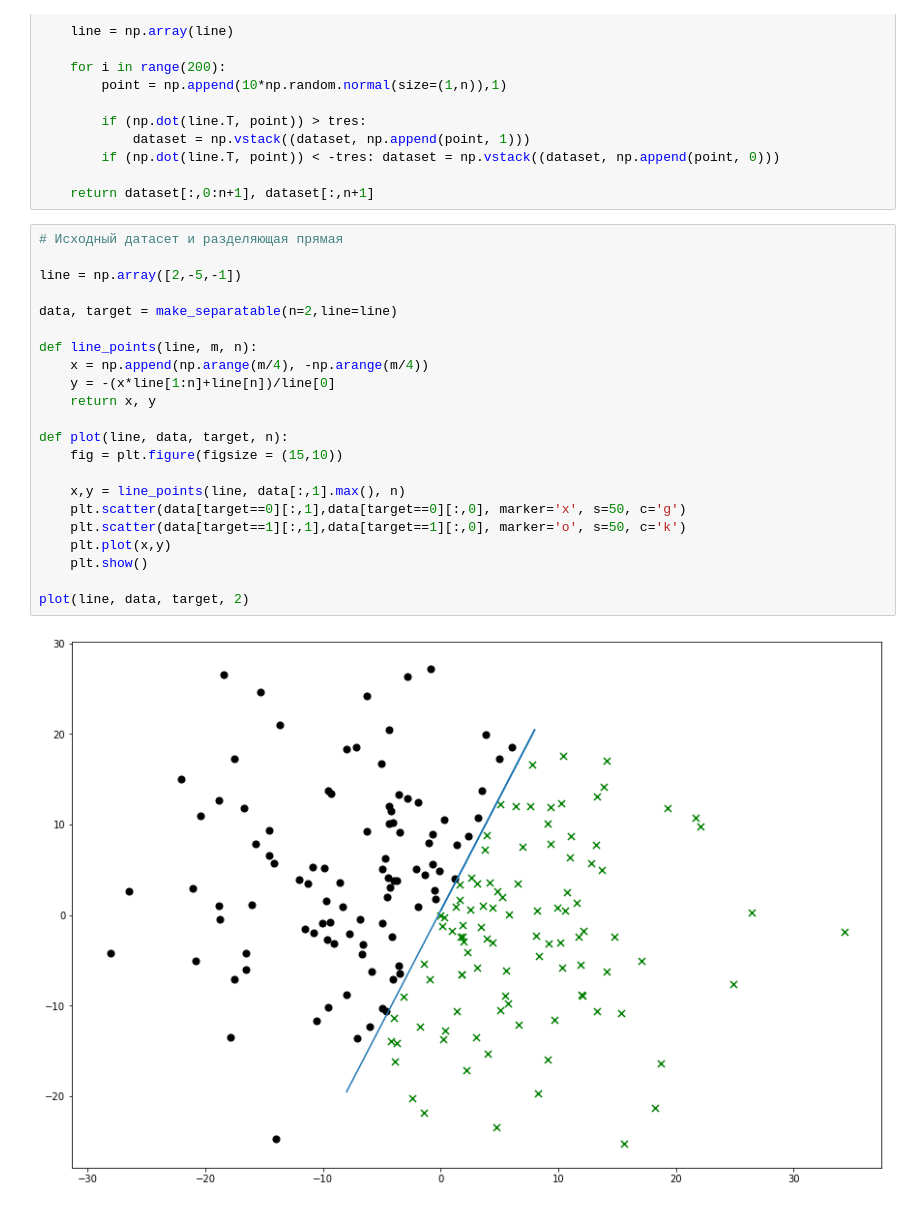
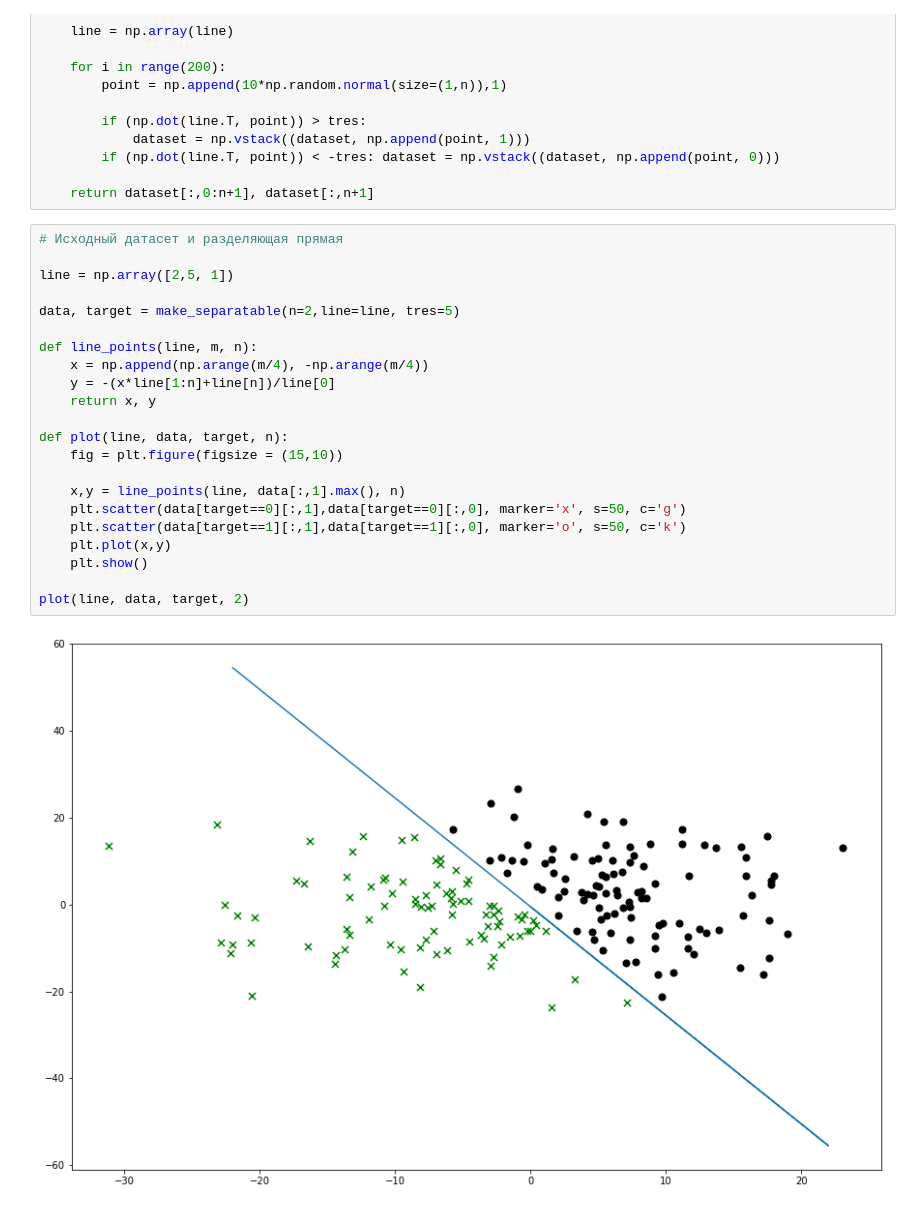
Before and after one commit to diff7/homework, a Jupyter notebook: rosneblatt/rosenblatt.ipynb, the cells around one changed output. Saved outputs shown, nothing was run; the diff lists cells and outputs as text.

```diff
--- a/rosneblatt/rosenblatt.ipynb
+++ b/rosneblatt/rosenblatt.ipynb
@@ -21,25 +21,25 @@ def make_separatable(n=2,line=[1,1,2,-5], tres = 1):
 # %%
 # Исходный датасет и разделяющая прямая
 
-line = np.array([2,-5,-1])
+line = np.array([2,5, 1])
 
-data, target = make_separatable(n=2,line=line)
+data, target = make_separatable(n=2,line=line, tres=5)
 
 def line_points(line, m, n):
     x = np.append(np.arange(m/4), -np.arange(m/4))
     y = -(x*line[1:n]+line[n])/line[0]
     return x, y
 
 def plot(line, data, target, n):
     fig = plt.figure(figsize = (15,10))
 
     x,y = line_points(line, data[:,1].max(), n)
     plt.scatter(data[target==0][:,1],data[target==0][:,0], marker='x', s=50, c='g')
     plt.scatter(data[target==1][:,1],data[target==1][:,0], marker='o', s=50, c='k')
     plt.plot(x,y)
     plt.show()
 
 plot(line, data, target, 2)
 # %% [output]
-[figure, old version]
+[figure, new version]
 # %%
```
Also changed, not shown: parts of 3 cells of this notebook.
